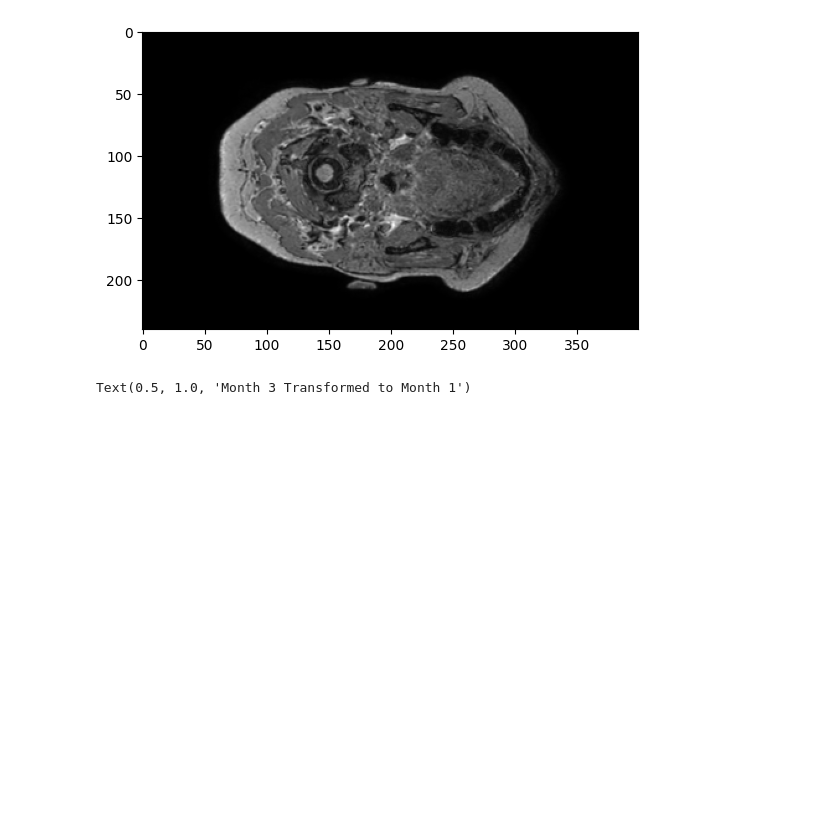
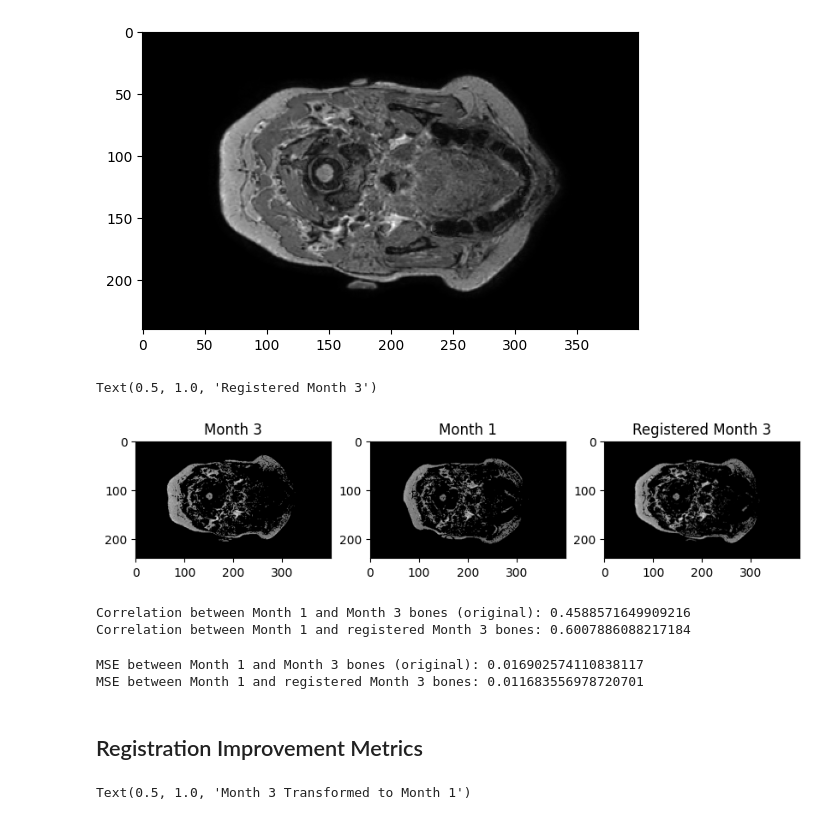
Before and after one commit to Keymii/wavelet-mri-registration, a Jupyter notebook: affine-registration.ipynb, the cells around one changed output. Cells and saved outputs as stored; diff of their text form; code cells hidden in the pictures; blank space fills up the shorter version.

```diff
--- a/affine-registration.ipynb
+++ b/affine-registration.ipynb
@@ -103,6 +103,40 @@ plt.imshow(transformed_np[:,:,index], cmap='gray')
 # %% [output]
 <matplotlib.image.AxesImage at 0x...>
 [figure]
+# %%
+# apply the final transformation to moving image and reference image
+transformed_image_bone = sitk.Resample(moving_image, reference_image, final_transform, sitk.sitkLinear, 0.0, moving_image.GetPixelID())
+transformed_np_bone = sitk_to_numpy(transformed_image_bone)
+fig,ax = plt.subplots(1,3, figsize=(10,5))
+ax[0].imshow(masked_bone_month_3[:,:,index], cmap='gray')
+ax[0].set_title('Month 3')
+ax[1].imshow(masked_bone_month_1[:,:,index], cmap='gray')
+ax[1].set_title('Month 1')
+ax[2].imshow(transformed_np_bone[:,:,index], cmap='gray')
+ax[2].set_title('Registered Month 3')
+# %% [output]
+Text(0.5, 1.0, 'Registered Month 3')
+[figure, added]
+# %%
+## Compute correlation between month 1 bone and month 3 bone and month 1 bone and month 3 bone after registration
+correlation_before = np.corrcoef(masked_bone_month_1.flatten(), masked_bone_month_3.flatten())
+correlation_after = np.corrcoef(masked_bone_month_1.flatten(), transformed_np_bone.flatten())
+print("Correlation between Month 1 and Month 3 bones (original):",correlation_before[0,1])
+print("Correlation between Month 1 and registered Month 3 bones:",correlation_after[0,1])
+# %% [output]
+Correlation between Month 1 and Month 3 bones (original): 0.4588571649909216
+Correlation between Month 1 and registered Month 3 bones: 0.6007886088217184
+# %%
+# computer MSE of bones
+mse_before = np.mean((masked_bone_month_1 - masked_bone_month_3)**2)
+mse_after = np.mean((masked_bone_month_1 - transformed_np_bone)**2)
+print("MSE between Month 1 and Month 3 bones (original):", mse_before)
+print("MSE between Month 1 and registered Month 3 bones:", mse_after)
+# %% [output]
+MSE between Month 1 and Month 3 bones (original): 0.016902574110838117
+MSE between Month 1 and registered Month 3 bones: 0.011683556978720701
+# %% [markdown]
+## Registration Improvement Metrics
 # %%
 fig,ax = plt.subplots(1,3, figsize=(10,5))
 
```
Also changed, not shown: parts of 13 cells of this notebook.
